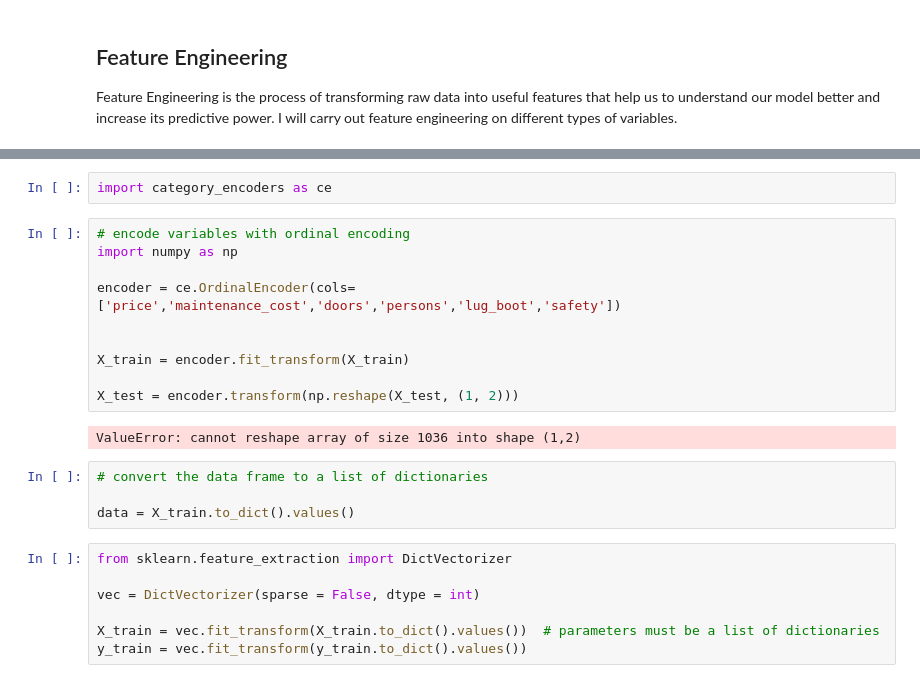
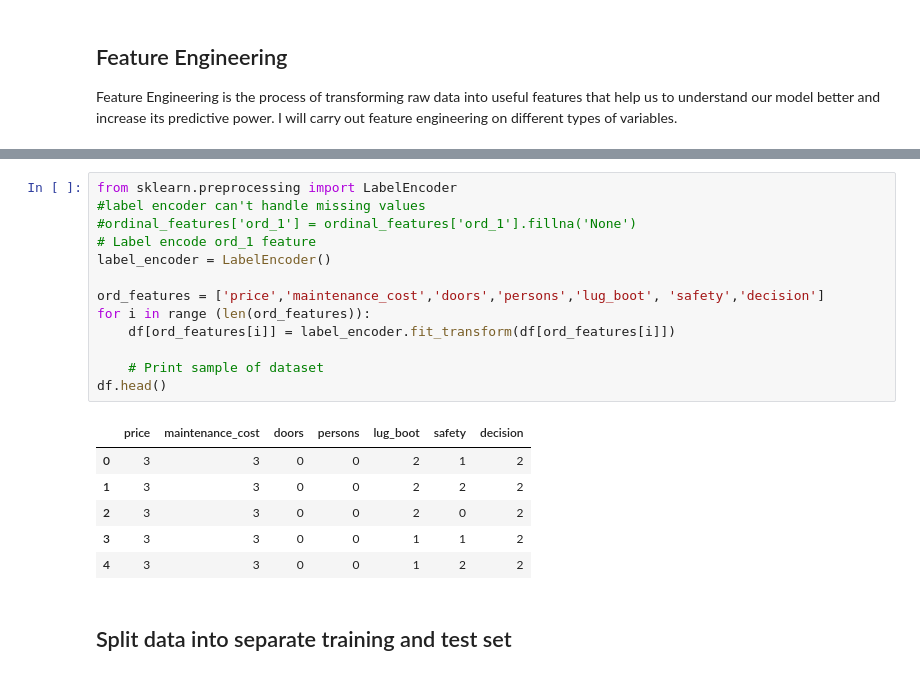
Before and after one commit to mmehmadi94/Data_Science_Bootcamp_codingDojo, a Jupyter notebook: Assignments/ML /Decision_Tree/Decision Tree.ipynb, the cells around one changed output, grey strips where cells are left out. Saved outputs shown, nothing was run; the diff lists cells and outputs as text.

```diff
--- a/Assignments/ML /Decision_Tree/Decision Tree.ipynb
+++ b/Assignments/ML /Decision_Tree/Decision Tree.ipynb
@@ -79,26 +60,23 @@ safety              object
 dtype: object
-# %%
-import category_encoders as ce
-# %%
-# encode variables with ordinal encoding
-import numpy as np
-
-encoder = ce.OrdinalEncoder(cols= ['price','maintenance_cost','doors','persons','lug_boot','safety'])
-
-
-X_train = encoder.fit_transform(X_train)
-
-X_test = encoder.transform(np.reshape(X_test, (1, 2)))
-# %% [output]
-ValueError: cannot reshape array of size 1036 into shape (1,2)
-# %%
-# convert the data frame to a list of dictionaries
-
-data = X_train.to_dict().values()
-# %%
-from sklearn.feature_extraction import DictVectorizer
-
-vec = DictVectorizer(sparse = False, dtype = int)
-
-X_train = vec.fit_transform(X_train.to_dict().values())  # parameters must be a list of dictionaries
-y_train = vec.fit_transform(y_train.to_dict().values())
+# %%
+from sklearn.preprocessing import LabelEncoder
+#label encoder can't handle missing values
+#ordinal_features['ord_1'] = ordinal_features['ord_1'].fillna('None')
+# Label encode ord_1 feature
+label_encoder = LabelEncoder()
+
+ord_features = ['price','maintenance_cost','doors','persons','lug_boot', 'safety','decision']
+for i in range (len(ord_features)):
+    df[ord_features[i]] = label_encoder.fit_transform(df[ord_features[i]])
+
+    # Print sample of dataset
+df.head()
+# %% [output]
+|  | price | maintenance_cost | doors | persons | lug_boot | safety | decision |
+| 0 | 3 | 3 | 0 | 0 | 2 | 1 | 2 |
+| 1 | 3 | 3 | 0 | 0 | 2 | 2 | 2 |
+| 2 | 3 | 3 | 0 | 0 | 2 | 0 | 2 |
+| 3 | 3 | 3 | 0 | 0 | 1 | 1 | 2 |
+| 4 | 3 | 3 | 0 | 0 | 1 | 2 | 2 |
+# %% [markdown]
+## Split data into separate training and test set
```
Also changed, not shown: parts of 23 cells of this notebook, 3 other files.
